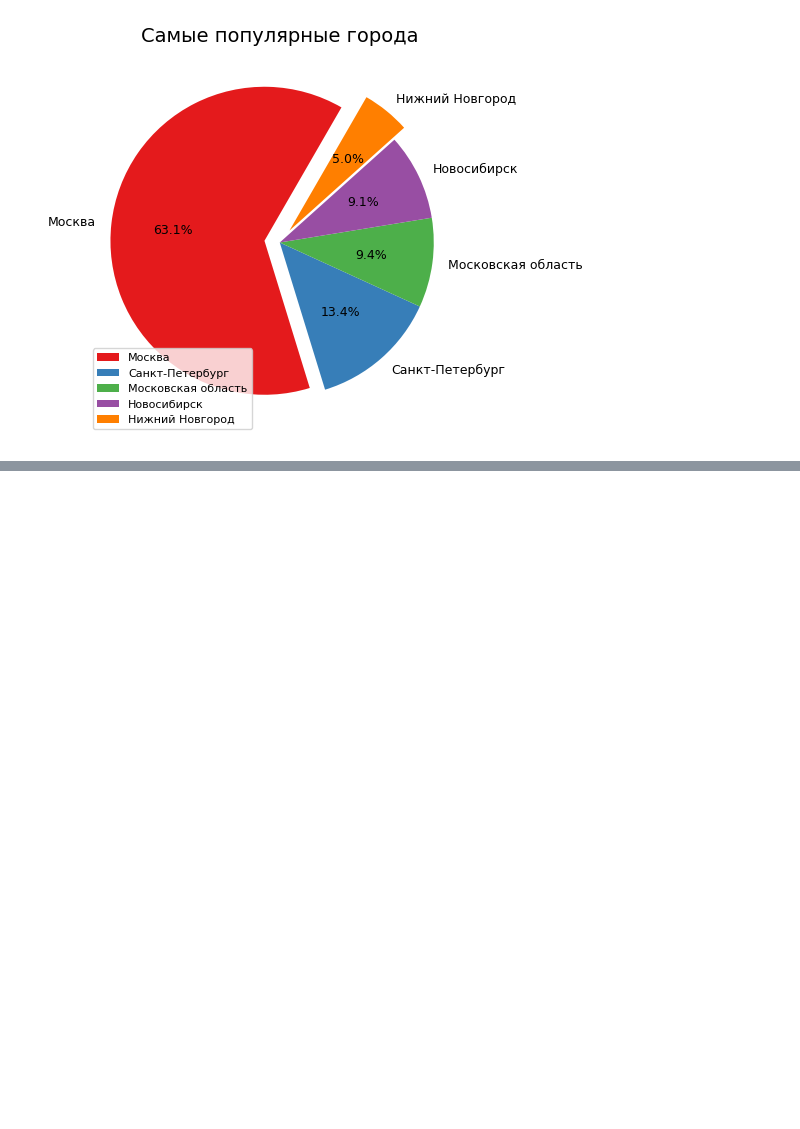
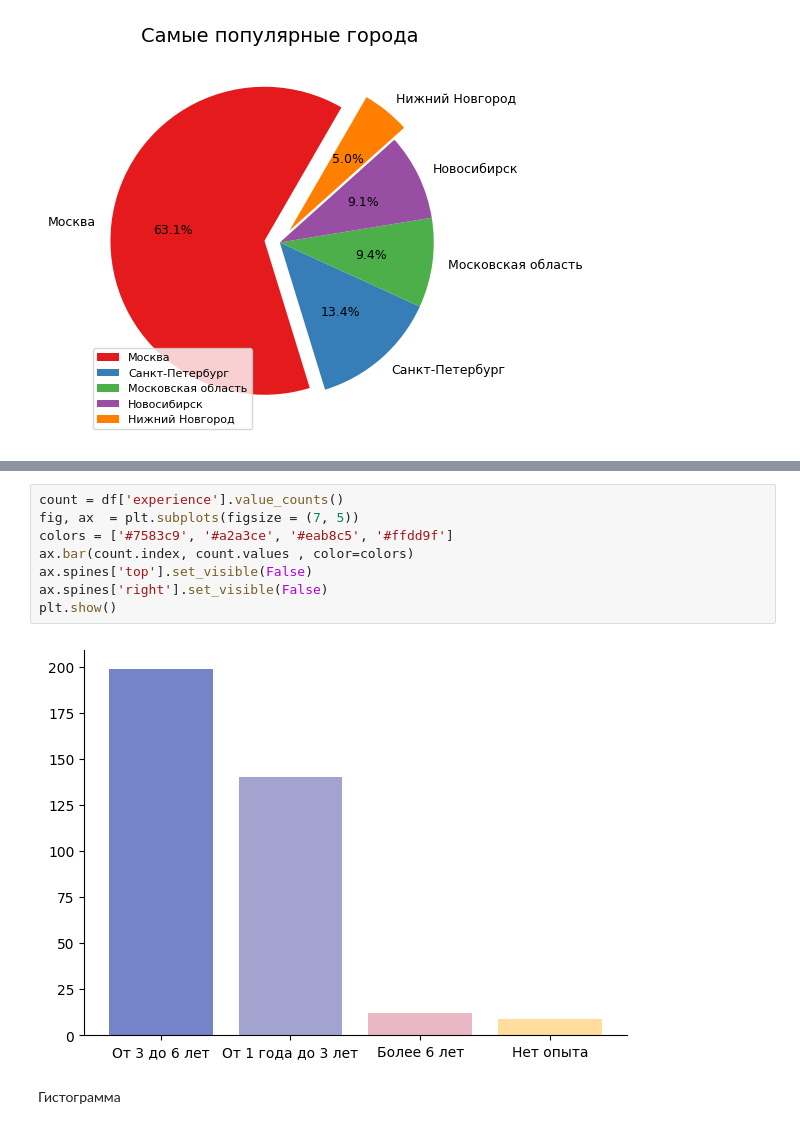
Before and after one commit to GarifullinII/DataScienceJobsAnalysis, a Jupyter notebook: salary_schedules.ipynb, the cells around one changed output, grey strips where cells are left out. Drawn from its saved outputs; the diff is of its cells as text; blank space fills up the shorter version.

Commit message:
add column chart

```diff
--- a/salary_schedules.ipynb
+++ b/salary_schedules.ipynb
@@ -83,0 +99,12 @@ plt.legend(loc='lower left', prop={'size': 8});
+# %%
+count = df['experience'].value_counts()
+fig, ax  = plt.subplots(figsize = (7, 5))
+colors = ['#7583c9', '#a2a3ce', '#eab8c5', '#ffdd9f']
+ax.bar(count.index, count.values , color=colors)
+ax.spines['top'].set_visible(False)
+ax.spines['right'].set_visible(False)
+plt.show()
+# %% [output]
+[figure, added]
+# %% [markdown]
+Гистограмма
```
Also changed, not shown: parts of 4 cells of this notebook.
